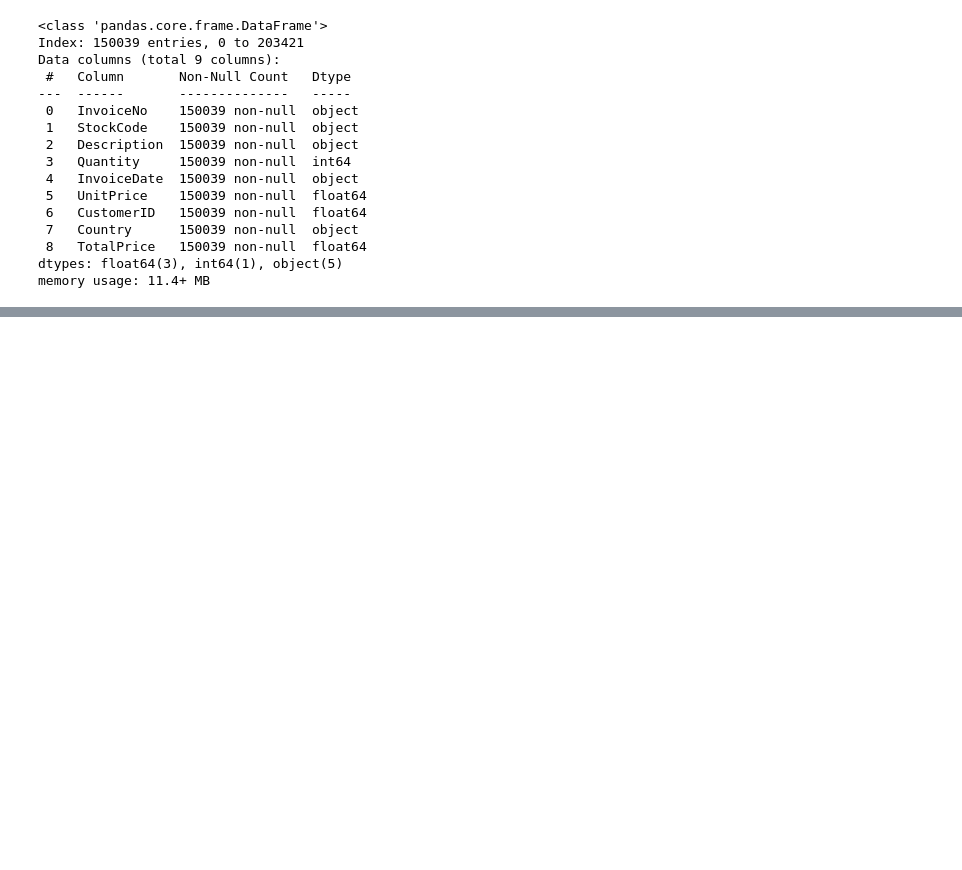
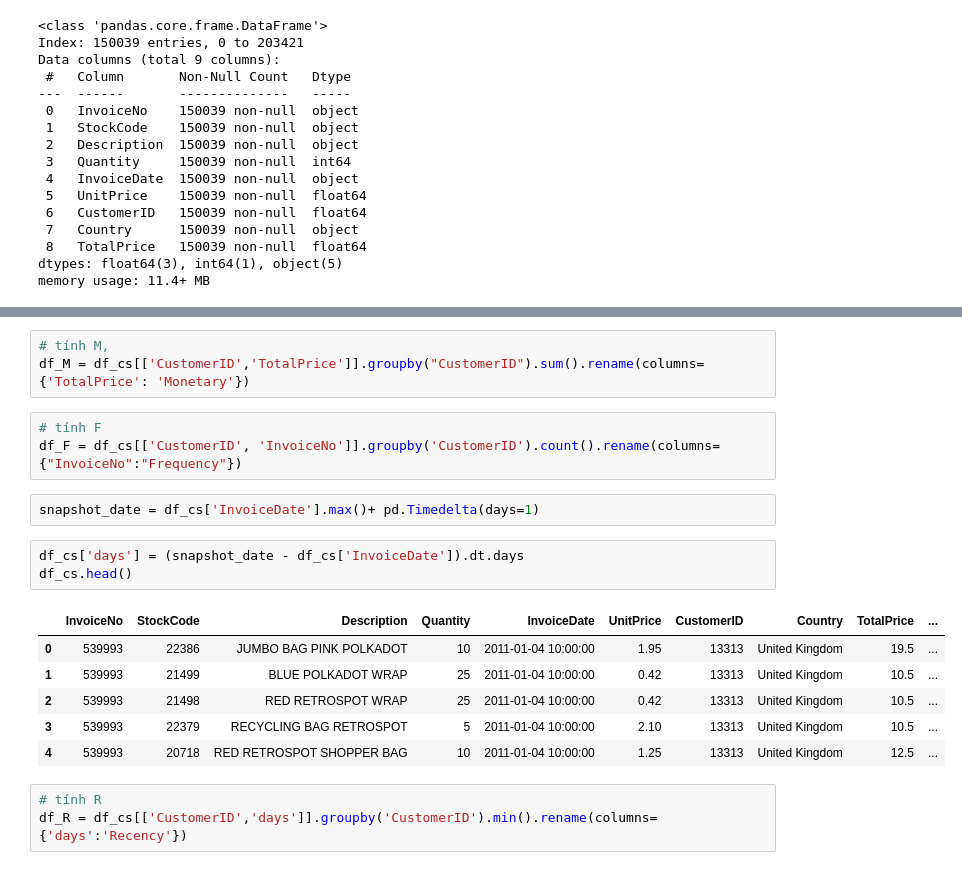
Before and after one commit to ntlong-NEU/LAEM_66, a Jupyter notebook: Lecture_7_pandas.ipynb, the cells around one changed output, grey strips where cells are left out. Drawn from its saved outputs; the diff is of its cells as text; blank space fills up the shorter version.

```diff
--- a/Lecture_7_pandas.ipynb
+++ b/Lecture_7_pandas.ipynb
@@ -528,0 +575,21 @@ df_cs.describe()
+# %%
+# tính M,
+df_M = df_cs[['CustomerID','TotalPrice']].groupby("CustomerID").sum().rename(columns={'TotalPrice': 'Monetary'})
+# %%
+# tính F
+df_F = df_cs[['CustomerID', 'InvoiceNo']].groupby('CustomerID').count().rename(columns={"InvoiceNo":"Frequency"})
+# %%
+snapshot_date = df_cs['InvoiceDate'].max()+ pd.Timedelta(days=1)
+# %%
+df_cs['days'] = (snapshot_date - df_cs['InvoiceDate']).dt.days
+df_cs.head()
+# %% [output]
+|  | InvoiceNo | StockCode | Description | Quantity | InvoiceDate | UnitPrice | CustomerID | Country | TotalPrice | ... |
+| 0 | 539993 | 22386 | JUMBO BAG PINK POLKADOT | 10 | 2011-01-04 10:00:00 | 1.95 | 13313 | United Kingdom | 19.5 | ... |
+| 1 | 539993 | 21499 | BLUE POLKADOT WRAP | 25 | 2011-01-04 10:00:00 | 0.42 | 13313 | United Kingdom | 10.5 | ... |
+| 2 | 539993 | 21498 | RED RETROSPOT WRAP | 25 | 2011-01-04 10:00:00 | 0.42 | 13313 | United Kingdom | 10.5 | ... |
+| 3 | 539993 | 22379 | RECYCLING BAG RETROSPOT | 5 | 2011-01-04 10:00:00 | 2.10 | 13313 | United Kingdom | 10.5 | ... |
+| 4 | 539993 | 20718 | RED RETROSPOT SHOPPER BAG | 10 | 2011-01-04 10:00:00 | 1.25 | 13313 | United Kingdom | 12.5 | ... |
+# %%
+# tính R
+df_R = df_cs[['CustomerID','days']].groupby('CustomerID').min().rename(columns={'days':'Recency'})
```
Also changed, not shown: parts of 17 cells of this notebook.
